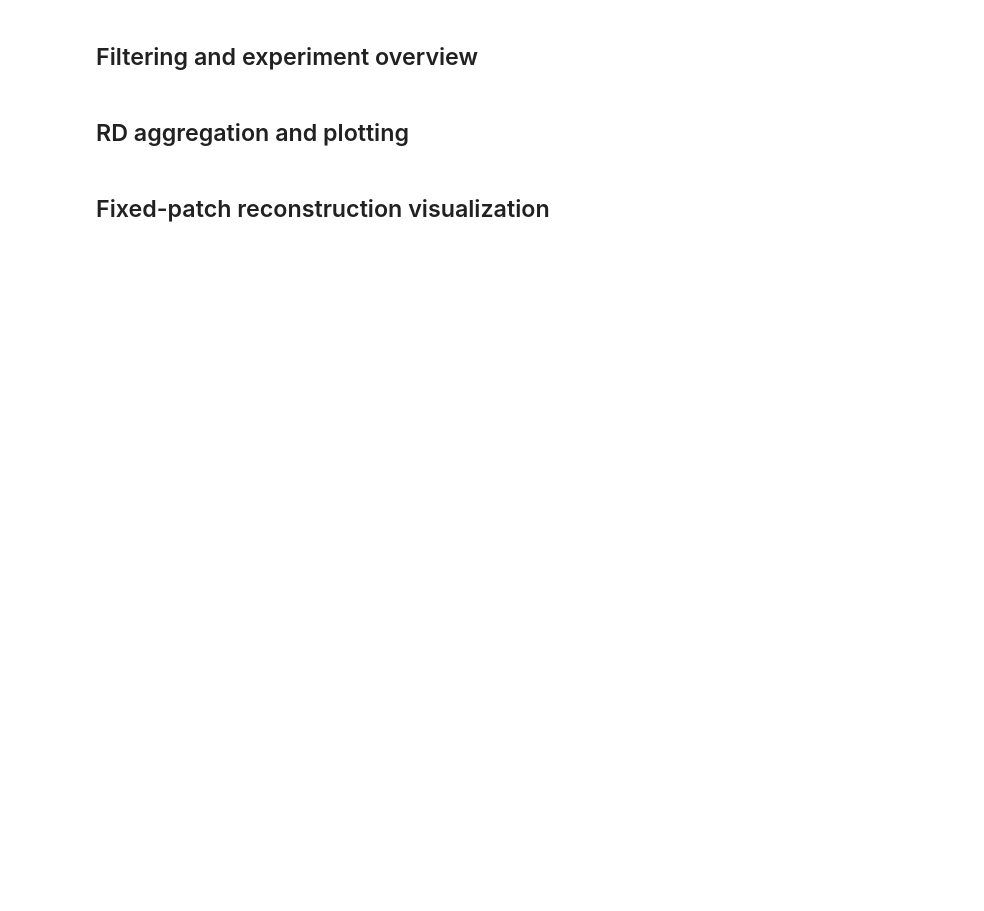
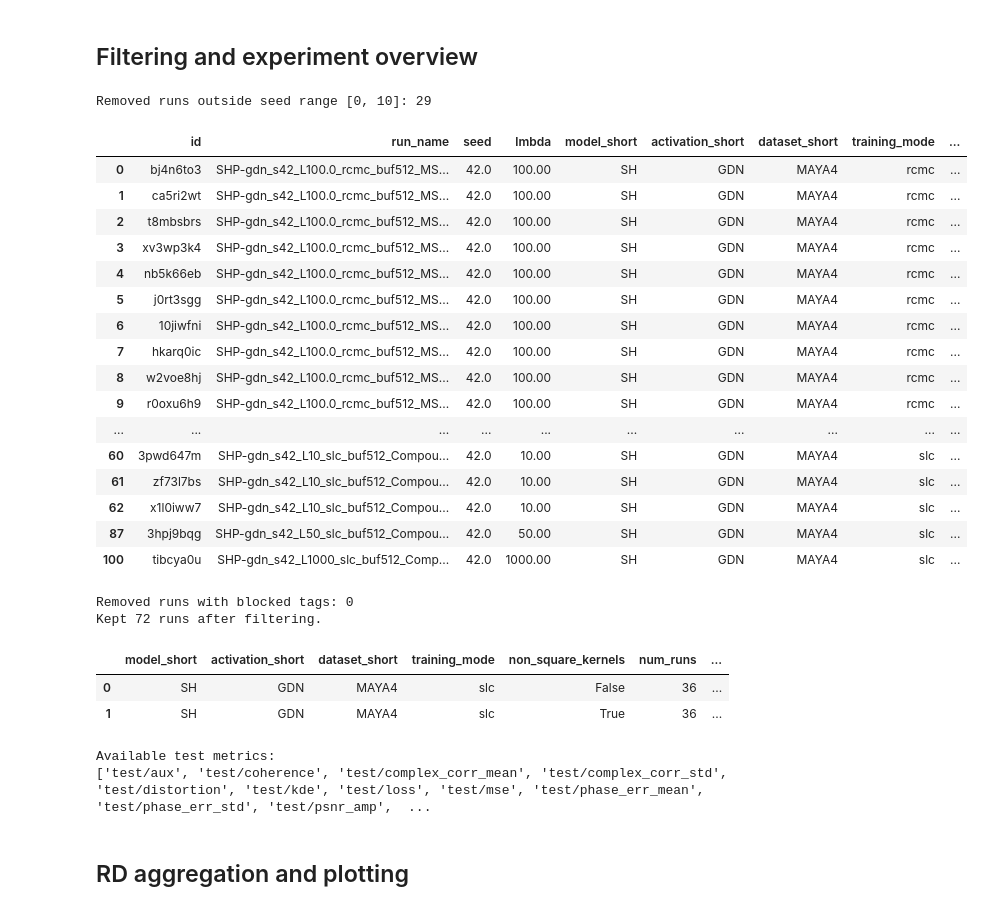
Before and after one commit to CedricLeon/MAYA_DC, a Jupyter notebook: notebooks/RD-curve_plots.ipynb, the cells around one changed output. Drawn from its saved outputs; the diff is of its cells as text; code cells hidden in the pictures; blank space fills up the shorter version.

```diff
--- a/notebooks/RD-curve_plots.ipynb
+++ b/notebooks/RD-curve_plots.ipynb
@@ -25,11 +25,8 @@ import numpy as np
 import pandas as pd
 import torch
 import wandb
-import zarr
 from IPython.display import display
-from lightning import LightningModule
-from maya4 import RC_MAX, RC_MIN, minmax_inverse
-from omegaconf import DictConfig, OmegaConf, open_dict
+from omegaconf import DictConfig, OmegaConf
 
 
 def find_project_root(start: Path, marker: str = '.project-root') -> Path:
@@ -43,15 +40,9 @@ PROJECT_ROOT = find_project_root(Path.cwd())
 if str(PROJECT_ROOT) not in sys.path:
     sys.path.insert(0, str(PROJECT_ROOT))
 
-from src.utils.processing_utils import (
-    clip_mean_std_numpy,
-    correct_swst_range_offset,
-    phys_to_logI_np,
-)
-from src.utils.sarpyx_azimuth_compression import full_azimuth_compress_batch
-
+# Cache lives alongside the imported cluster results, not under notebooks/
 NOTEBOOK_DIR = PROJECT_ROOT / 'notebooks'
-CACHE_DIR = NOTEBOOK_DIR / 'cache'
+CACHE_DIR = NOTEBOOK_DIR / 'paper_results'
 CACHE_DIR.mkdir(parents=True, exist_ok=True)
 
 DEVICE = torch.device('cuda' if torch.cuda.is_available() else 'cpu')
@@ -73,10 +68,14 @@ RD_STATS_CSV = CACHE_DIR / f'rd_stats_{WANDB_ENTITY}_{WANDB_PROJECT}.csv'
 RD_STATS_WITH_BASELINES_CSV = CACHE_DIR / f'rd_stats_with_baselines_{WANDB_ENTITY}_{WANDB_PROJECT}.csv'
 DEFAULT_BASELINE_SUMMARY_CSVS = [
     CACHE_DIR / 'jpeg_baseline_rcmc_channels_slc_summary.csv',
+    CACHE_DIR / 'webp_baseline_rcmc_channels_slc_summary.csv',
+    CACHE_DIR / 'jpeg2000_baseline_rcmc_channels_slc_summary.csv',
 ]
 
+# Set True only when you want to pull fresh data from WandB (requires network + login).
+# The CSV in CACHE_DIR was imported from the cluster and is used by default.
 FORCE_REFRESH_RUN_CACHE = False
-WANDB_API_TIMEOUT = 60
+WANDB_API_TIMEOUT = 180
 VERBOSE_FETCH = True
 
 RUNS_CACHE_CSV
@@ -450,7 +542,7 @@ FILTER_CFG = {
     # 'accepted_training_modes': ['slc'],
     # 'accepted_dataset_shorts': ['MAYA4'],
     # 'accepted_activation_shorts': ['GDN'],
-    # 'accepted_model_shorts': ['SHyp'],
+    # 'accepted_model_shorts': ['SH'],
     # 'accepted_lambdas': [5, 7, 10, 20, 50, 100, 1000],
     # 'include_run_name_substrings': ['buf512'],
     # 'exclude_run_name_substrings': ['prototype'],
@@ -547,38 +639,66 @@ def default_group_columns(df: pd.DataFrame) -> list[str]:
     columns = ['model_short', 'activation_short', 'dataset_short', 'training_mode']
     if 'no_output_padding' in df.columns and df['no_output_padding'].nunique(dropna=True) > 1:
         columns.append('no_output_padding')
+    if 'non_square_kernels' in df.columns and df['non_square_kernels'].nunique(dropna=True) > 1:
+        columns.append('non_square_kernels')
     return columns
 
 
 def summarize_groups(df: pd.DataFrame, group_columns: list[str]) -> pd.DataFrame:
     summary = (
         df.groupby(group_columns, dropna=False)
         .agg(
             num_runs=('id', 'size'),
             num_lambdas=('lmbda', 'nunique'),
             num_seeds=('seed', 'nunique'),
             min_lambda=('lmbda', 'min'),
             max_lambda=('lmbda', 'max'),
             min_seed=('seed', 'min'),
             max_seed=('seed', 'max'),
         )
         .reset_index()
         .sort_values(group_columns)
     )
     return summary
 
 
 filtered_runs_df = apply_run_filters(runs_df, FILTER_CFG, verbose=True)
 GROUP_COLUMNS = default_group_columns(filtered_runs_df)
 
 print(f'Kept {len(filtered_runs_df)} runs after filtering.')
 display(
     summarize_groups(filtered_runs_df, GROUP_COLUMNS)
 )
 
 available_test_metrics = [key for key in collect_summary_keys(filtered_runs_df) if key.startswith('test/')]
 print('Available test metrics:')
 print(available_test_metrics)
+# %% [output]
+Removed runs outside seed range [0, 10]: 29
+|  | id | run_name | seed | lmbda | model_short | activation_short | dataset_short | training_mode | ... |
+| 0 | bj4n6to3 | SHP-gdn_s42_L100.0_rcmc_buf512_MS... | 42.0 | 100.00 | SH | GDN | MAYA4 | rcmc | ... |
+| 1 | ca5ri2wt | SHP-gdn_s42_L100.0_rcmc_buf512_MS... | 42.0 | 100.00 | SH | GDN | MAYA4 | rcmc | ... |
+| 2 | t8mbsbrs | SHP-gdn_s42_L100.0_rcmc_buf512_MS... | 42.0 | 100.00 | SH | GDN | MAYA4 | rcmc | ... |
+| 3 | xv3wp3k4 | SHP-gdn_s42_L100.0_rcmc_buf512_MS... | 42.0 | 100.00 | SH | GDN | MAYA4 | rcmc | ... |
+| 4 | nb5k66eb | SHP-gdn_s42_L100.0_rcmc_buf512_MS... | 42.0 | 100.00 | SH | GDN | MAYA4 | rcmc | ... |
+| 5 | j0rt3sgg | SHP-gdn_s42_L100.0_rcmc_buf512_MS... | 42.0 | 100.00 | SH | GDN | MAYA4 | rcmc | ... |
+| 6 | 10jiwfni | SHP-gdn_s42_L100.0_rcmc_buf512_MS... | 42.0 | 100.00 | SH | GDN | MAYA4 | rcmc | ... |
+| 7 | hkarq0ic | SHP-gdn_s42_L100.0_rcmc_buf512_MS... | 42.0 | 100.00 | SH | GDN | MAYA4 | rcmc | ... |
+| 8 | w2voe8hj | SHP-gdn_s42_L100.0_rcmc_buf512_MS... | 42.0 | 100.00 | SH | GDN | MAYA4 | rcmc | ... |
+| 9 | r0oxu6h9 | SHP-gdn_s42_L100.0_rcmc_buf512_MS... | 42.0 | 100.00 | SH | GDN | MAYA4 | rcmc | ... |
+| ... | ... | ... | ... | ... | ... | ... | ... | ... | ... |
+| 60 | 3pwd647m | SHP-gdn_s42_L10_slc_buf512_Compou... | 42.0 | 10.00 | SH | GDN | MAYA4 | slc | ... |
+| 61 | zf73l7bs | SHP-gdn_s42_L10_slc_buf512_Compou... | 42.0 | 10.00 | SH | GDN | MAYA4 | slc | ... |
+| 62 | x1l0iww7 | SHP-gdn_s42_L10_slc_buf512_Compou... | 42.0 | 10.00 | SH | GDN | MAYA4 | slc | ... |
+| 87 | 3hpj9bqg | SHP-gdn_s42_L50_slc_buf512_Compou... | 42.0 | 50.00 | SH | GDN | MAYA4 | slc | ... |
+| 100 | tibcya0u | SHP-gdn_s42_L1000_slc_buf512_Comp... | 42.0 | 1000.00 | SH | GDN | MAYA4 | slc | ... |
+Removed runs with blocked tags: 0
+Kept 72 runs after filtering.
+|  | model_short | activation_short | dataset_short | training_mode | non_square_kernels | num_runs | ... |
+| 0 | SH | GDN | MAYA4 | slc | False | 36 | ... |
+| 1 | SH | GDN | MAYA4 | slc | True | 36 | ... |
+Available test metrics:
+['test/aux', 'test/coherence', 'test/complex_corr_mean', 'test/complex_corr_std', 'test/distortion', 'test/kde', 'test/loss', 'test/mse', 'test/phase_err_mean', 'test/phase_err_std', 'test/psnr_amp',  ...
 # %% [markdown]
 ## RD aggregation and plotting
 # %%
@@ -837,2 +902,0 @@ plt.show()
-# %% [markdown]
-## Fixed-patch reconstruction visualization
```
Also changed, not shown: parts of 15 cells of this notebook, 19 other files.
